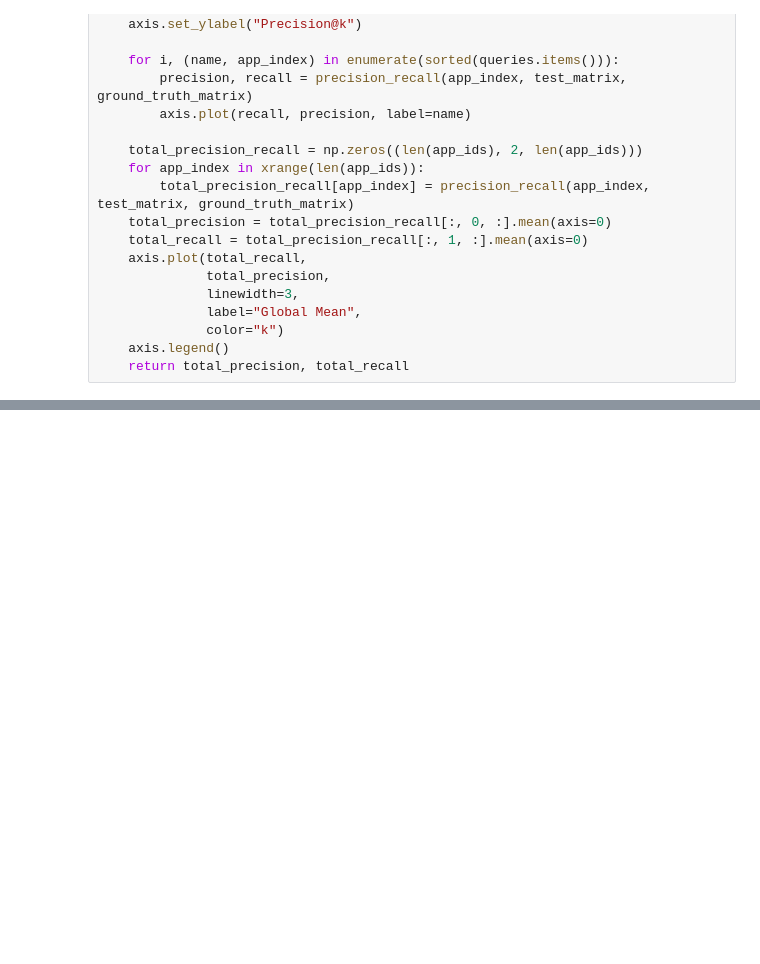
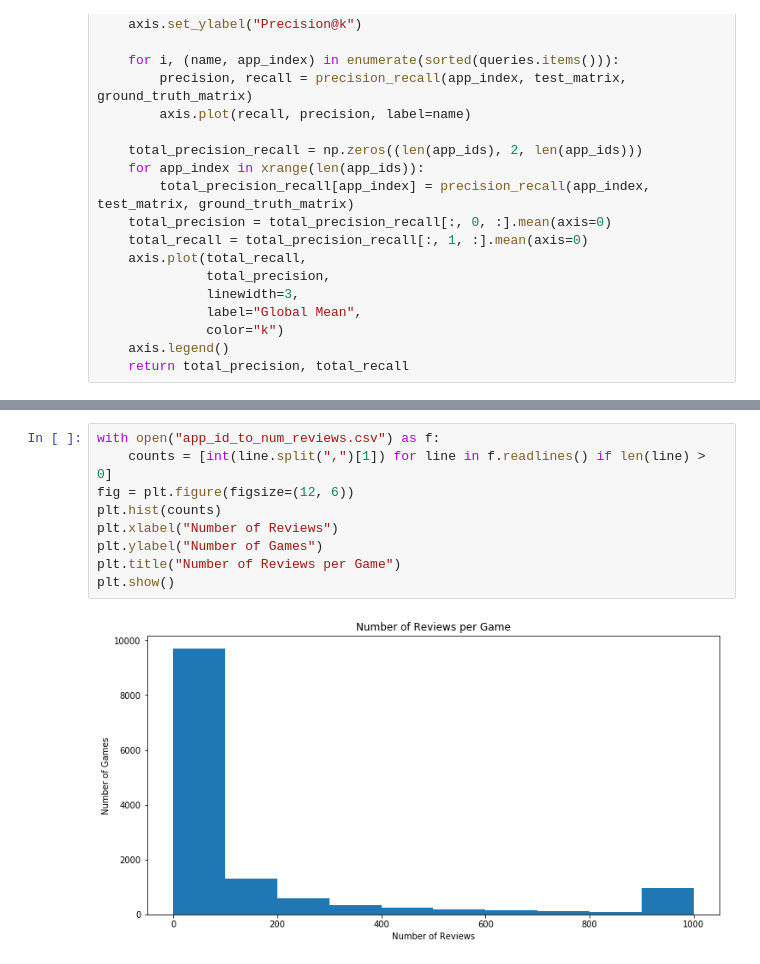
Before and after one commit to nityakasturi/SteamyReviews, a Jupyter notebook: Precision Recall Training.ipynb, the cells around one changed output, grey strips where cells are left out. Cells and saved outputs as stored; diff of their text form; blank space fills up the shorter version.

```diff
--- a/Precision Recall Training.ipynb
+++ b/Precision Recall Training.ipynb
@@ -164,0 +180,11 @@ plt.show()
+# %%
+with open("app_id_to_num_reviews.csv") as f:
+    counts = [int(line.split(",")[1]) for line in f.readlines() if len(line) > 0]
+fig = plt.figure(figsize=(12, 6))
+plt.hist(counts)
+plt.xlabel("Number of Reviews")
+plt.ylabel("Number of Games")
+plt.title("Number of Reviews per Game")
+plt.show()
+# %% [output]
+[figure, added]
```
Also changed, not shown: parts of 7 cells of this notebook, 7 other files.
